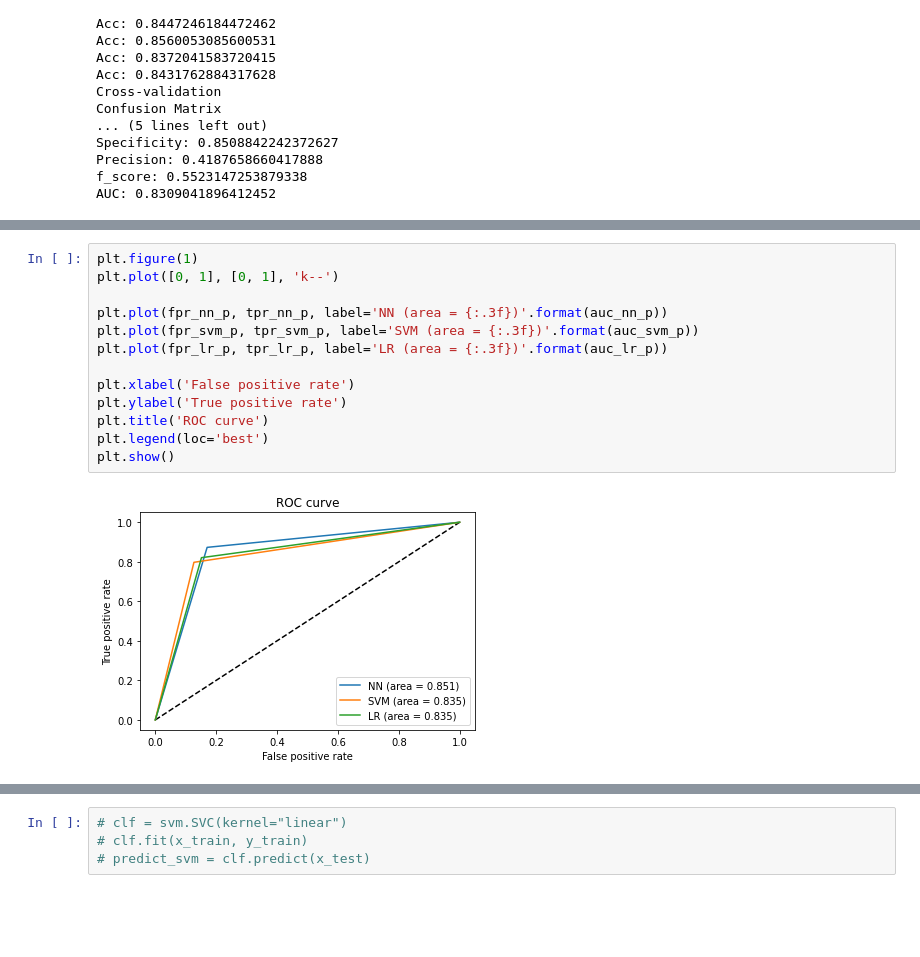
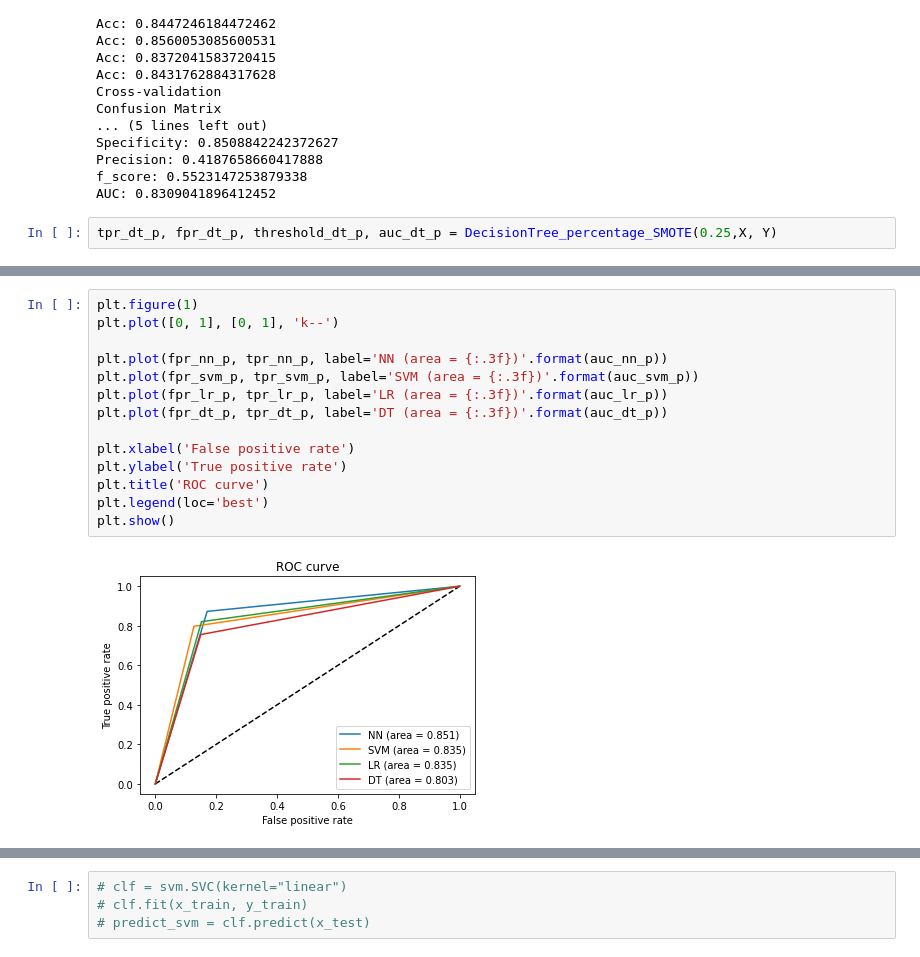
Before and after one commit to rahbarahsan/Bank-Marketing, a Jupyter notebook: Bank-marketting.ipynb, the cells around one changed output, grey strips where cells are left out. Saved outputs shown, nothing was run; the diff lists cells and outputs as text; blank space fills up the shorter version.

Commit message:
Decision Tree added

```diff
--- a/Bank-marketting.ipynb
+++ b/Bank-marketting.ipynb
@@ -834,3 +937,5 @@ Specificity: 0.8508842242372627
 Precision: 0.4187658660417888
 f_score: 0.5523147253879338
 AUC: 0.8309041896412452
+# %%
+tpr_dt_p, fpr_dt_p, threshold_dt_p, auc_dt_p = DecisionTree_percentage_SMOTE(0.25,X, Y)
@@ -837,18 +978,19 @@ AUC: 0.8309041896412452
 # %%
 plt.figure(1)
 plt.plot([0, 1], [0, 1], 'k--')
 
 plt.plot(fpr_nn_p, tpr_nn_p, label='NN (area = {:.3f})'.format(auc_nn_p))
 plt.plot(fpr_svm_p, tpr_svm_p, label='SVM (area = {:.3f})'.format(auc_svm_p))
 plt.plot(fpr_lr_p, tpr_lr_p, label='LR (area = {:.3f})'.format(auc_lr_p))
+plt.plot(fpr_dt_p, tpr_dt_p, label='DT (area = {:.3f})'.format(auc_dt_p))
 
 plt.xlabel('False positive rate')
 plt.ylabel('True positive rate')
 plt.title('ROC curve')
 plt.legend(loc='best')
 plt.show()
 # %% [output]
-[figure, old version]
+[figure, new version]
 # %%
 plt.figure(1)
 plt.plot([0, 1], [0, 1], 'k--')
```
Also changed, not shown: parts of 7 cells of this notebook.
